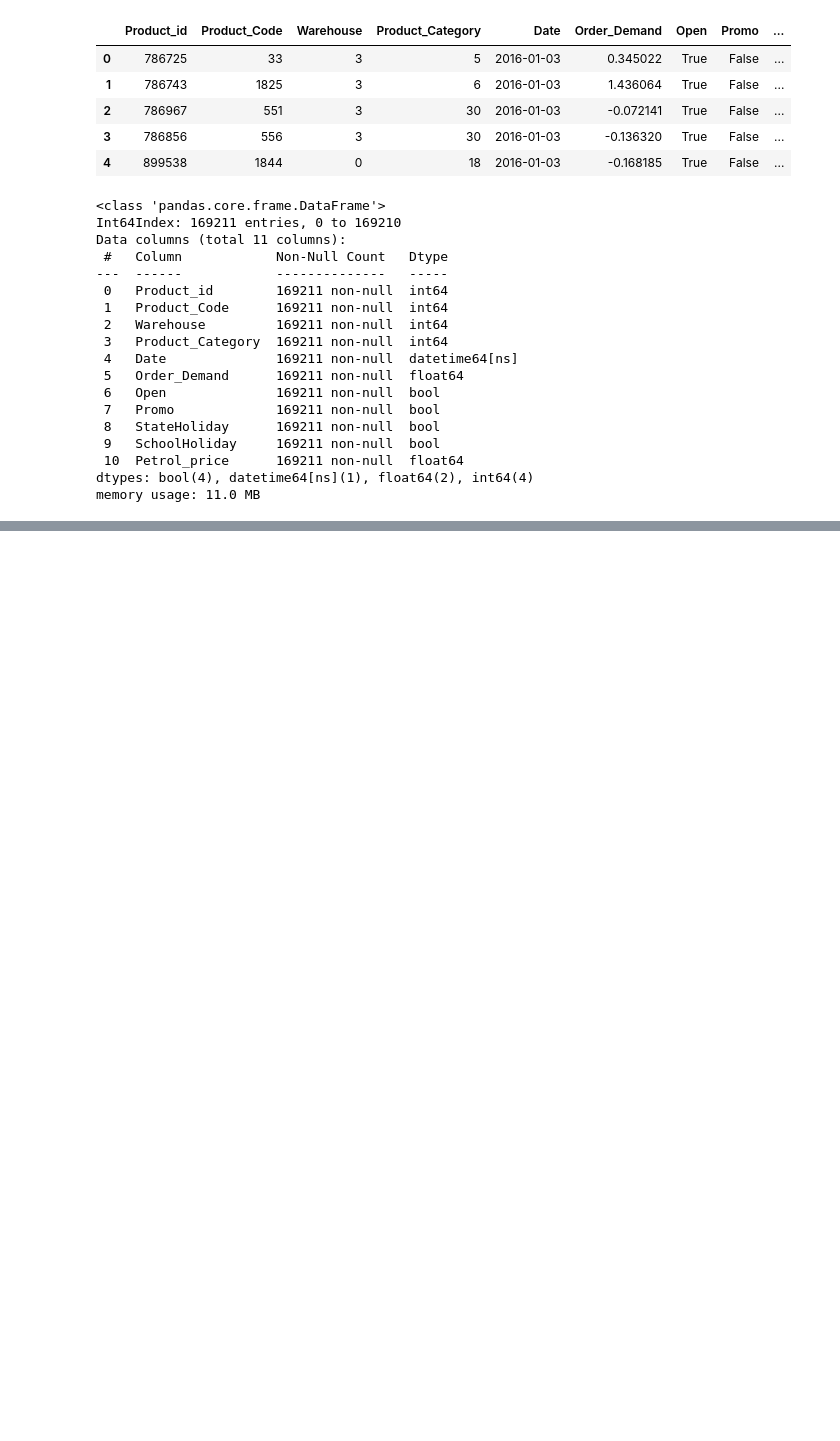
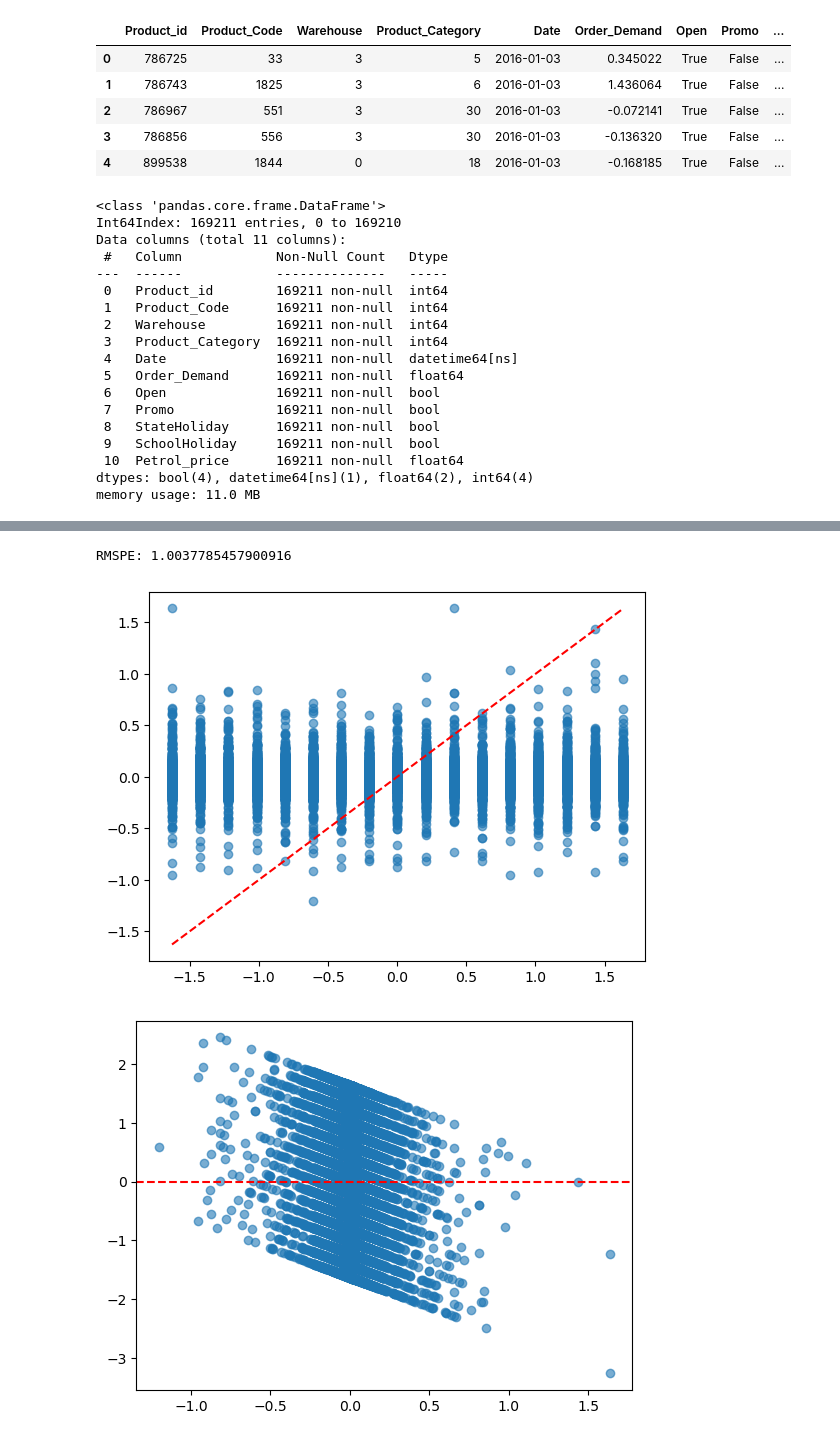
Before and after one commit to srinivas-300/Demand-forecasting, a Jupyter notebook: notebooks/Model_exploring.ipynb, the cells around one changed output, grey strips where cells are left out. Cells and saved outputs as stored; diff of their text form; code cells hidden in the pictures; blank space fills up the shorter version.

```diff
--- a/notebooks/Model_exploring.ipynb
+++ b/notebooks/Model_exploring.ipynb
@@ -129,0 +223,10 @@ memory usage: 11.0 MB
+# %%
+xgb_model = XGBRegressor()
+xgb_model.fit(x_train, y_train)
+y_pred = xgb_model.predict(x_test)
+# %%
+plot(y_test, y_pred)
+# %% [output]
+RMSPE: 1.0037785457900916
+[figure, added]
+[figure, added]
```
Also changed, not shown: parts of 22 cells of this notebook.
